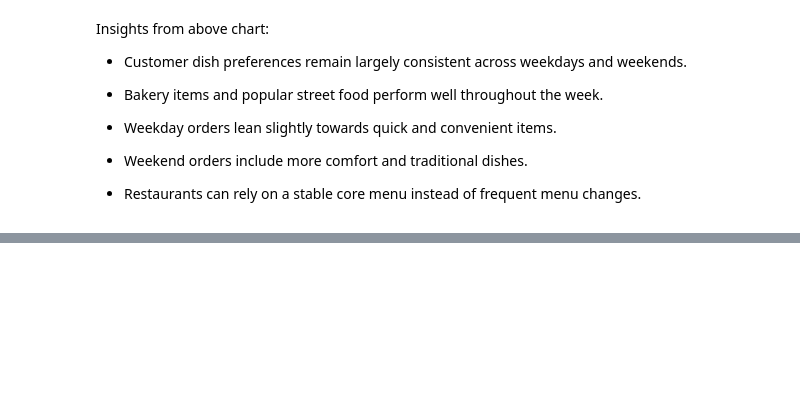
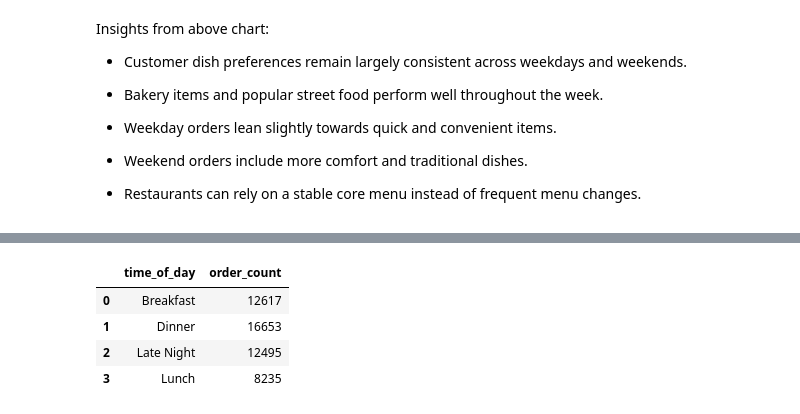
Before and after one commit to AvadhootAK/Restuarant-Data-Project, a Jupyter notebook: customer_behavior_analysis.ipynb, the cells around one changed output, grey strips where cells are left out. Cells and saved outputs as stored; diff of their text form; code cells hidden in the pictures; blank space fills up the shorter version.

```diff
--- a/customer_behavior_analysis.ipynb
+++ b/customer_behavior_analysis.ipynb
@@ -473,0 +511,15 @@ Insights from above chart:
+# %%
+time_demand = (
+    data
+    .groupby('time_of_day')
+    .size()
+    .reset_index(name="order_count")
+
+)
+time_demand
+# %% [output]
+|  | time_of_day | order_count |
+| 0 | Breakfast | 12617 |
+| 1 | Dinner | 16653 |
+| 2 | Late Night | 12495 |
+| 3 | Lunch | 8235 |
```
Also changed, not shown: parts of 14 cells of this notebook.
